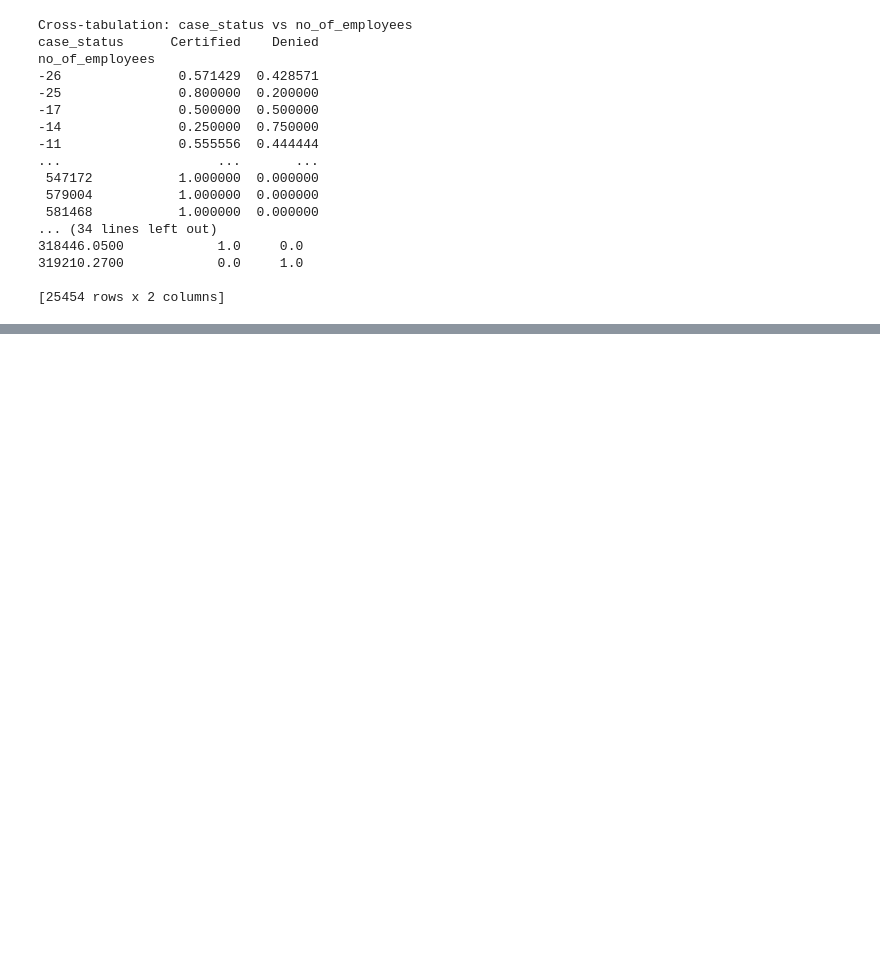
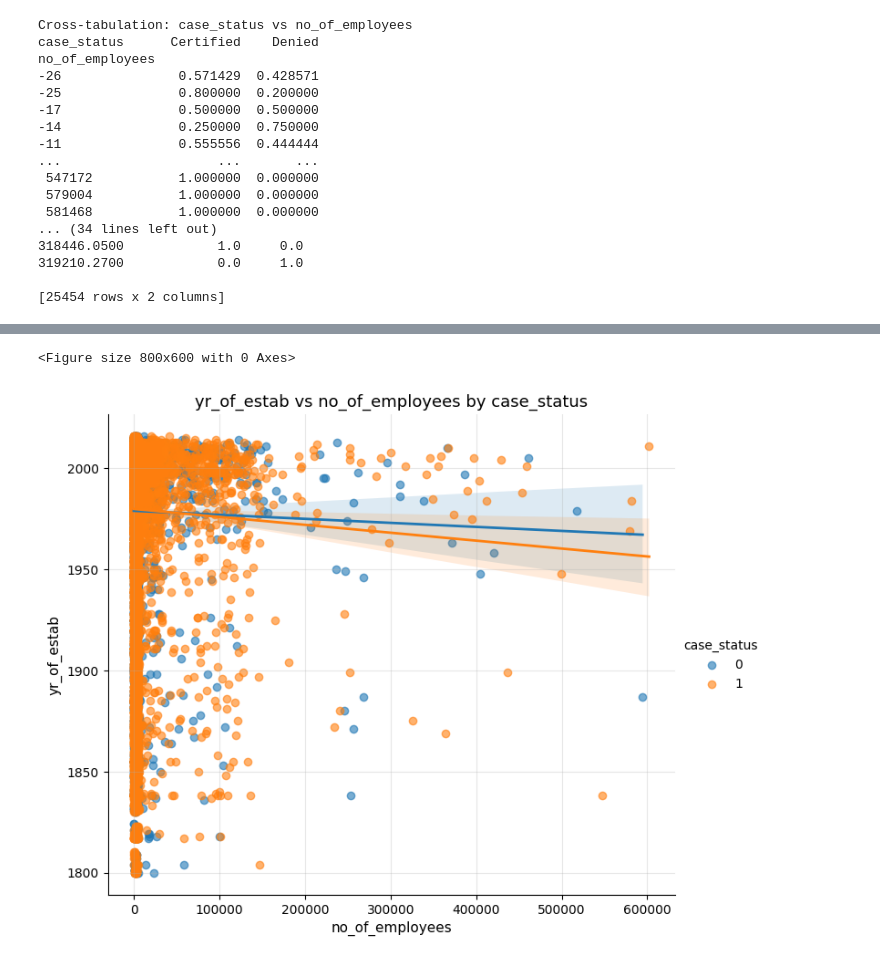
Before and after one commit to cheryvmak/my_tasks, a Jupyter notebook: Week_14/Day_3/easy_visa(EDA).ipynb, the cells around one changed output, grey strips where cells are left out. Saved outputs shown, nothing was run; the diff lists cells and outputs as text; code cells hidden in the pictures; blank space fills up the shorter version.

```diff
--- a/Week_14/Day_3/easy_visa(EDA).ipynb
+++ b/Week_14/Day_3/easy_visa(EDA).ipynb
@@ -616,0 +817,5 @@ print(corr_series)
+# %%
+trivariate_plot(df, 'no_of_employees', 'yr_of_estab', 'case_status')
+# %% [output]
+<Figure size 800x600 with 0 Axes>
+[figure, added]
```
Also changed, not shown: parts of 21 cells of this notebook, 2 other files.
